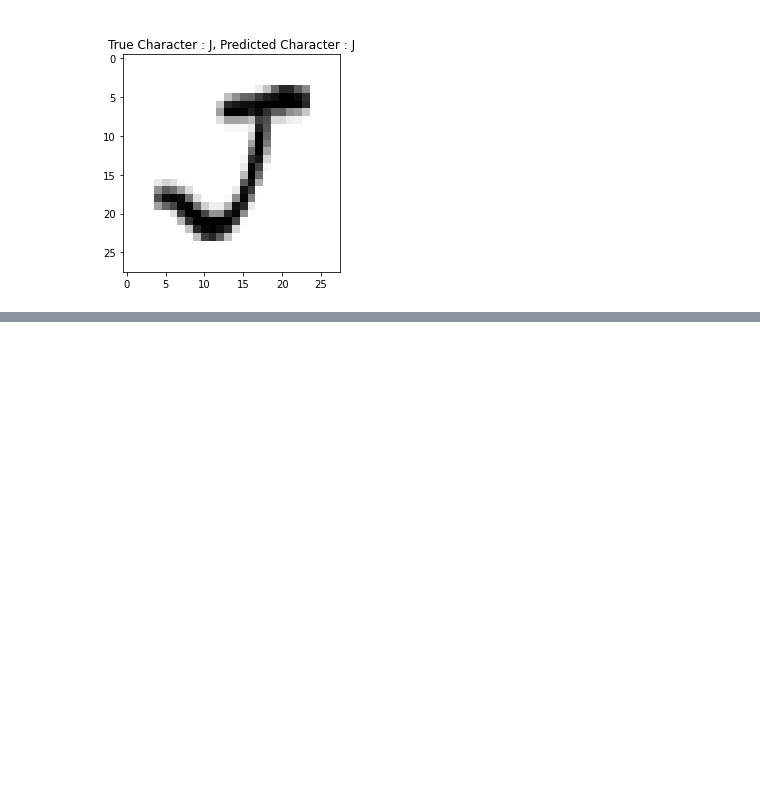
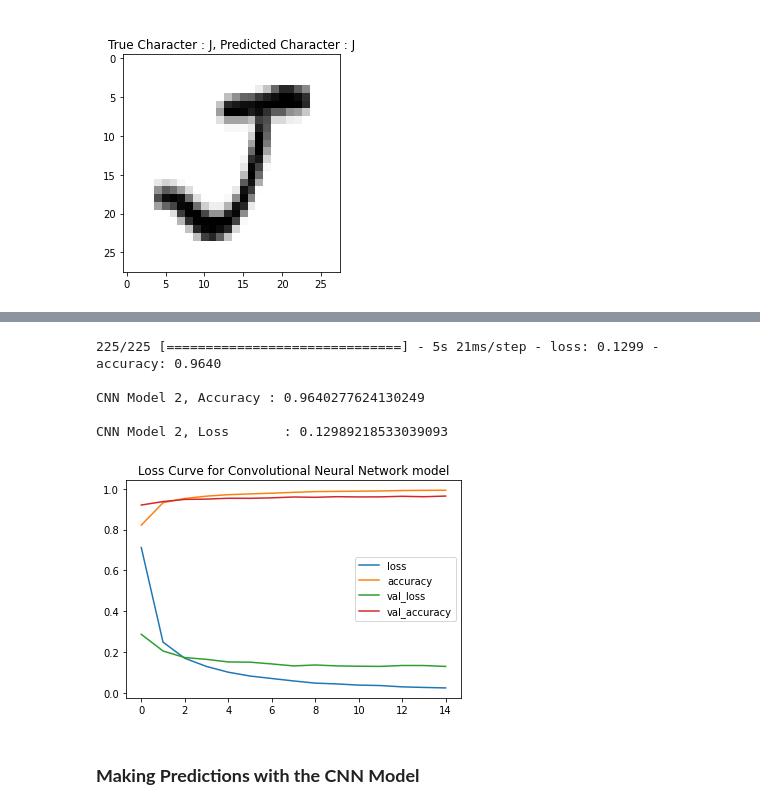
Before and after one commit to Goyalscode/Character-Recognition-Using-DL, a Jupyter notebook: model_Training.ipynb, the cells around one changed output, grey strips where cells are left out. Drawn from its saved outputs; the diff is of its cells as text; code cells hidden in the pictures; blank space fills up the shorter version.

Commit message:
Adding Convolutional Neural Network Model

```diff
--- a/model_Training.ipynb
+++ b/model_Training.ipynb
@@ -675,0 +749,15 @@ nn_model.save("nn_model.h5")
+# %%
+#  compile the model, define the metrics, loss function
+
+cnn_model_1.compile(metrics = "accuracy", loss = "categorical_crossentropy", optimizer = "adam")
+
+#  as labels are one-hot encoded, loss function is categorical cross entropy for multi-class
+#  optimizer is adam - changes attributes of neural network to reduce the losses
+#  as no of classes are balanced, so accuracy can be used for evaluation metric
+# %%
+#  train the cnn model using model.fit() and training data
+
+cnn_model_1.fit(X_train_cnn, y_train, epochs = 20, validation_data = (X_test_cnn, y_test))
+
+#  epochs mean no of times the model will work/pass through the entire training data
+#  validation_parameter is used to indicate how model performs on test data during training
@@ -675,0 +855,11 @@ nn_model.save("nn_model.h5")
+# %%
+#  compiling the model, using accuracy as evaluation metrics,
+#  as labels are one-hot encoded so loss function is categorical_crossentropy
+
+cnn_model_2.compile(metrics = "accuracy", loss = "categorical_crossentropy", optimizer = "adam")
+# %%
+#  train the model on X_train_cnn (training data of the characters reshaped for cnn model)
+#  here we run through training data for 15 times (called epoch) which gives best test accuracy
+#  saving train history in a varibale for each epoch which can be used to create learning curves for model
+
+history_inf = cnn_model_2.fit(X_train_cnn, y_train, epochs = 15, validation_data = (X_test_cnn, y_test))
@@ -675,0 +884,23 @@ nn_model.save("nn_model.h5")
+# %%
+#  calculate accuracy of the model on test data(X_test_cnn, y_test)
+
+testing_val = cnn_model_2.evaluate(X_test_cnn, y_test)
+
+print(f"\nCNN Model 2, Accuracy : {testing_val[1]} \n")
+print(f"CNN Model 2, Loss       : {testing_val[0]} \n")
+# %% [output]
+225/225 [==============================] - 5s 21ms/step - loss: 0.1299 - accuracy: 0.9640
+
+CNN Model 2, Accuracy : 0.9640277624130249
+
+CNN Model 2, Loss       : 0.12989218533039093
+# %%
+#  Plotting the loss curves for the above model using the saved history while training
+
+import pandas as pd
+pd.DataFrame(history_inf.history).plot(title="Loss Curve for Convolutional Neural Network model");
+#  can access info in hist variable using history attribute
+# %% [output]
+[figure, added]
+# %% [markdown]
+### **Making Predictions with the CNN Model**
```
Also changed, not shown: parts of 20 cells of this notebook, 4 other files.
